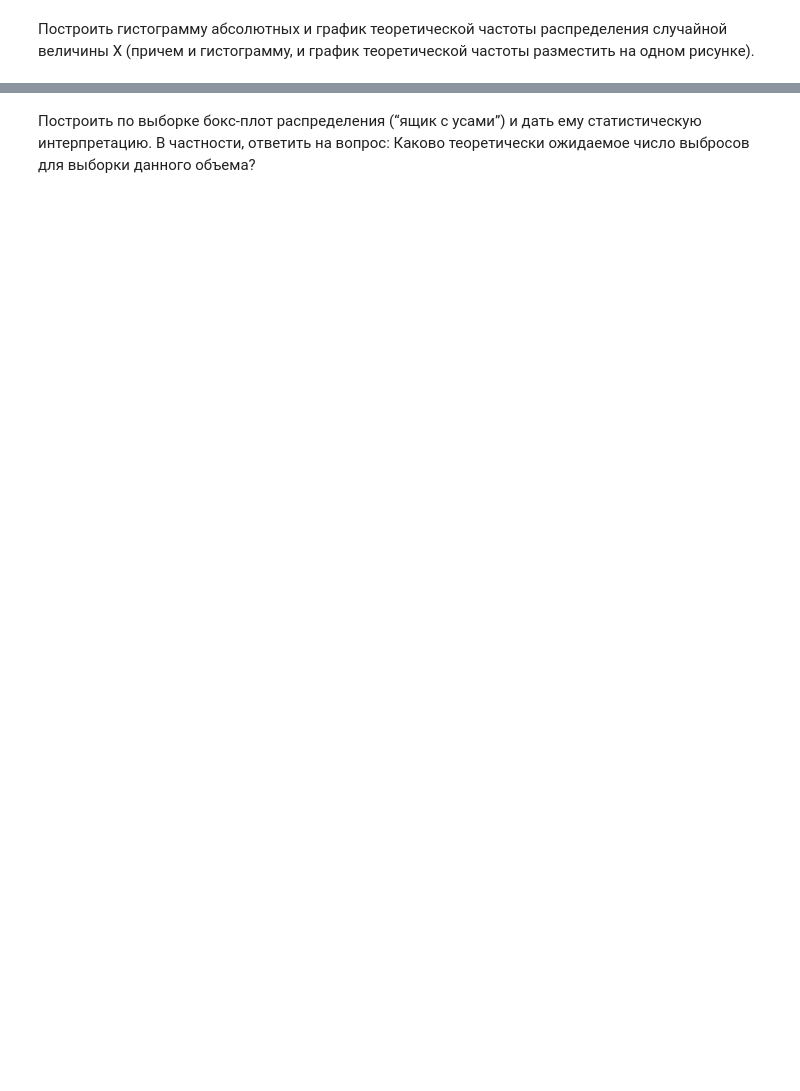
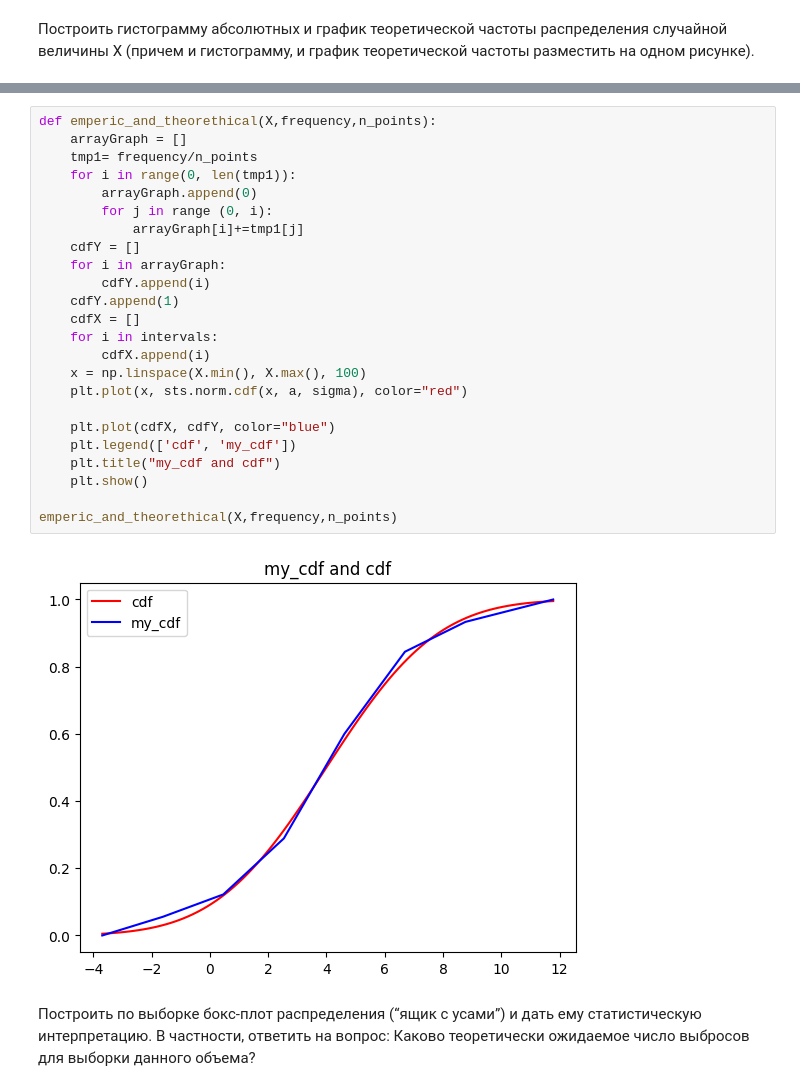
Before and after one commit to kingtuler1454/mat_stat1, a Jupyter notebook: tmp.ipynb, the cells around one changed output, grey strips where cells are left out. Saved outputs shown, nothing was run; the diff lists cells and outputs as text; blank space fills up the shorter version.

```diff
--- a/tmp.ipynb
+++ b/tmp.ipynb
@@ -146,2 +182,28 @@ plot_histogram_and_teoretical2(bin,a,sigma)
+# %%
+def emperic_and_theorethical(X,frequency,n_points):
+    arrayGraph = []
+    tmp1= frequency/n_points
+    for i in range(0, len(tmp1)):
+        arrayGraph.append(0)
+        for j in range (0, i):
+            arrayGraph[i]+=tmp1[j]
+    cdfY = []
+    for i in arrayGraph:
+        cdfY.append(i)
+    cdfY.append(1)
+    cdfX = []
+    for i in intervals:
+        cdfX.append(i)
+    x = np.linspace(X.min(), X.max(), 100)
+    plt.plot(x, sts.norm.cdf(x, a, sigma), color="red")
+
+    plt.plot(cdfX, cdfY, color="blue")
+    plt.legend(['cdf', 'my_cdf'])
+    plt.title("my_cdf and cdf")
+    plt.show()
+
+emperic_and_theorethical(X,frequency,n_points)
+# %% [output]
+[figure, added]
 # %% [markdown]
 Построить по выборке бокс-плот распределения (“ящик с усами”) и дать ему статистическую интерпретацию. В частности, ответить на вопрос: Каково теоретически ожидаемое число выбросов для выборки данного объема?
```
Also changed, not shown: parts of 31 cells of this notebook, 2 other files.
